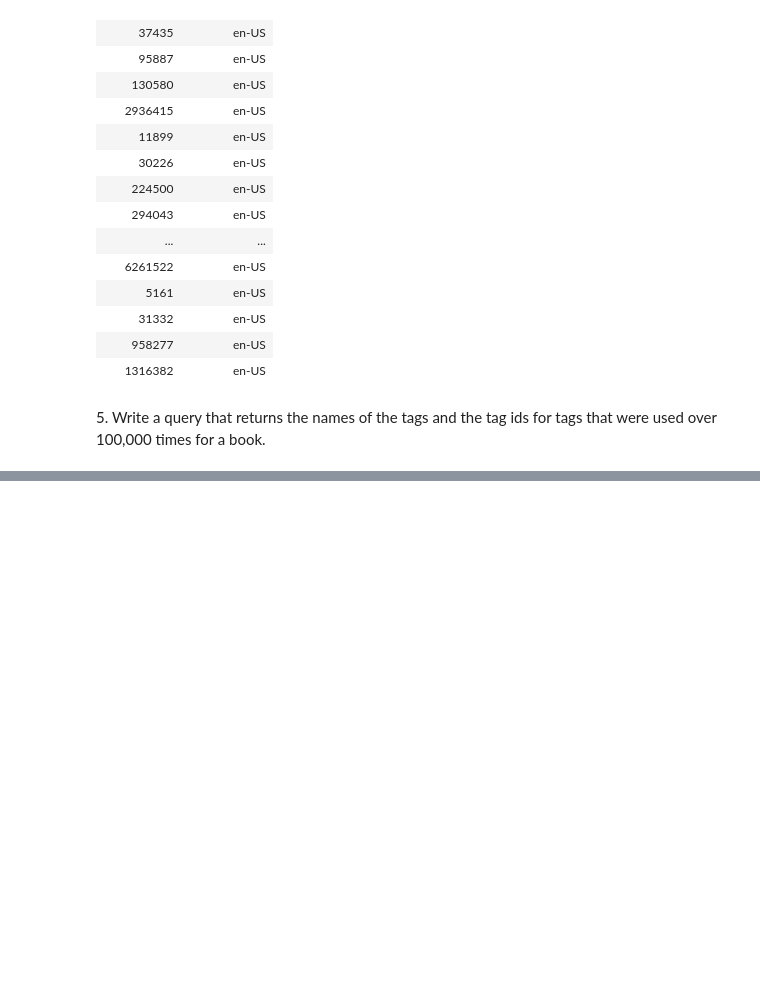
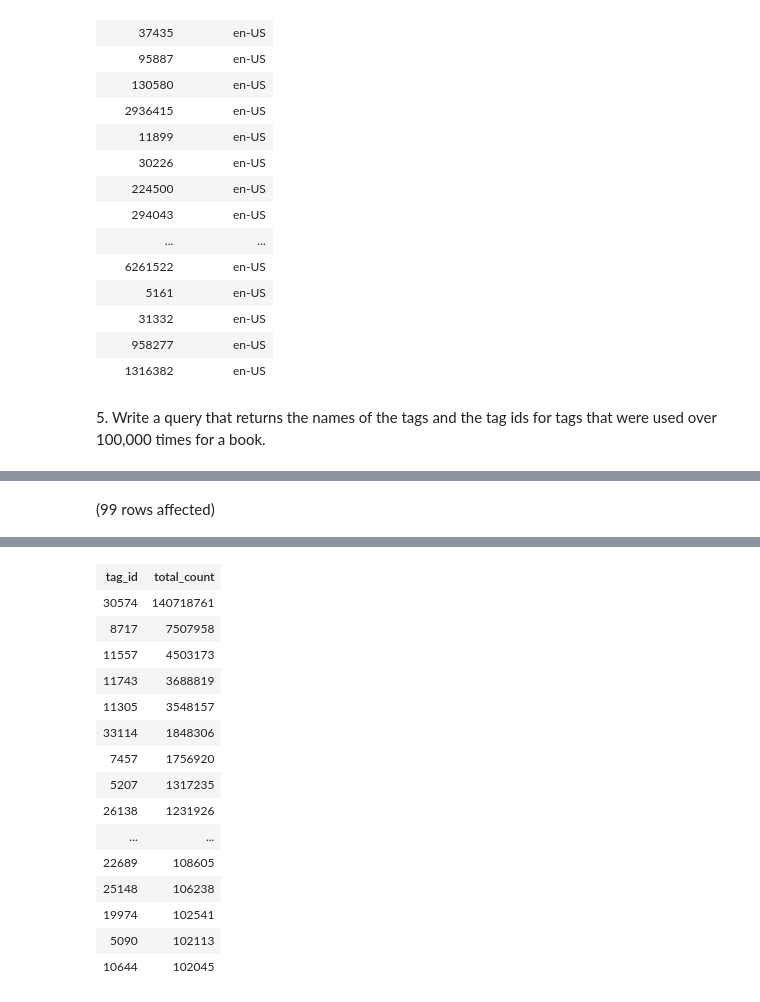
Before and after one commit to alanahmeeks/sql-part4-exercises.class_14, a Jupyter notebook: sql-part4.ipynb, the cells around one changed output, grey strips where cells are left out. Cells and saved outputs as stored; diff of their text form; code cells hidden in the pictures; blank space fills up the shorter version.

```diff
--- a/sql-part4.ipynb
+++ b/sql-part4.ipynb
@@ -121,0 +225,9 @@ Total execution time: 00:00:00.198
+# %%
+SELECT tag_id, SUM(count) AS total_count
+FROM BooksDB.dbo.book_tags
+
+GROUP BY  tag_id
+HAVING SUM(count) >100000
+ORDER BY total_count DESC
+# %% [output]
+(99 rows affected)
@@ -122 +235,17 @@ Total execution time: 00:00:00.198
+| tag_id | total_count |
+| 30574 | 140718761 |
+| 8717 | 7507958 |
+| 11557 | 4503173 |
+| 11743 | 3688819 |
+| 11305 | 3548157 |
+| 33114 | 1848306 |
+| 7457 | 1756920 |
+| 5207 | 1317235 |
+| 26138 | 1231926 |
+| ... | ... |
+| 22689 | 108605 |
+| 25148 | 106238 |
+| 19974 | 102541 |
+| 5090 | 102113 |
+| 10644 | 102045 |
 # %%
```
Also changed, not shown: parts of 8 cells of this notebook.
